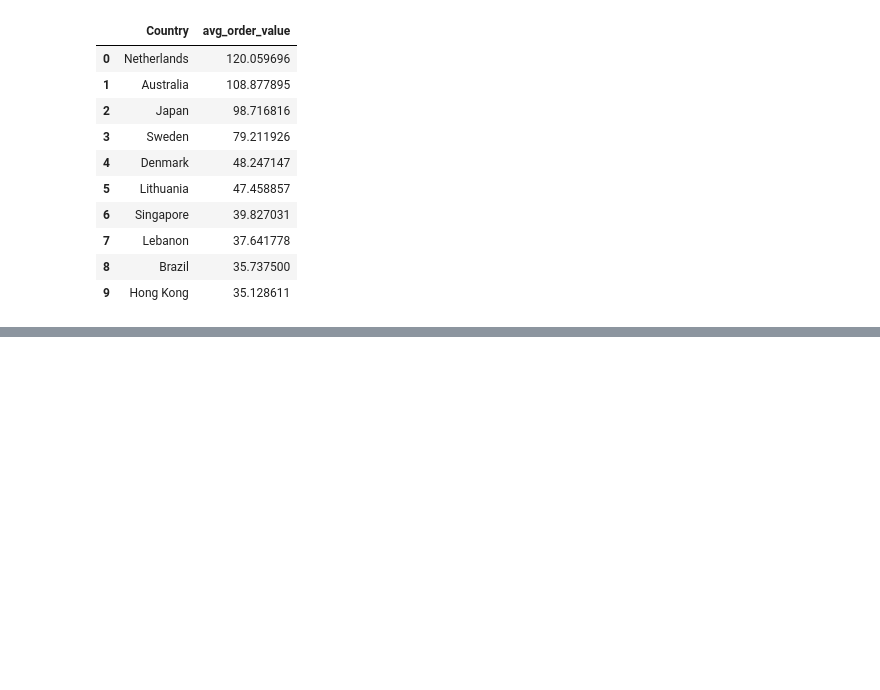
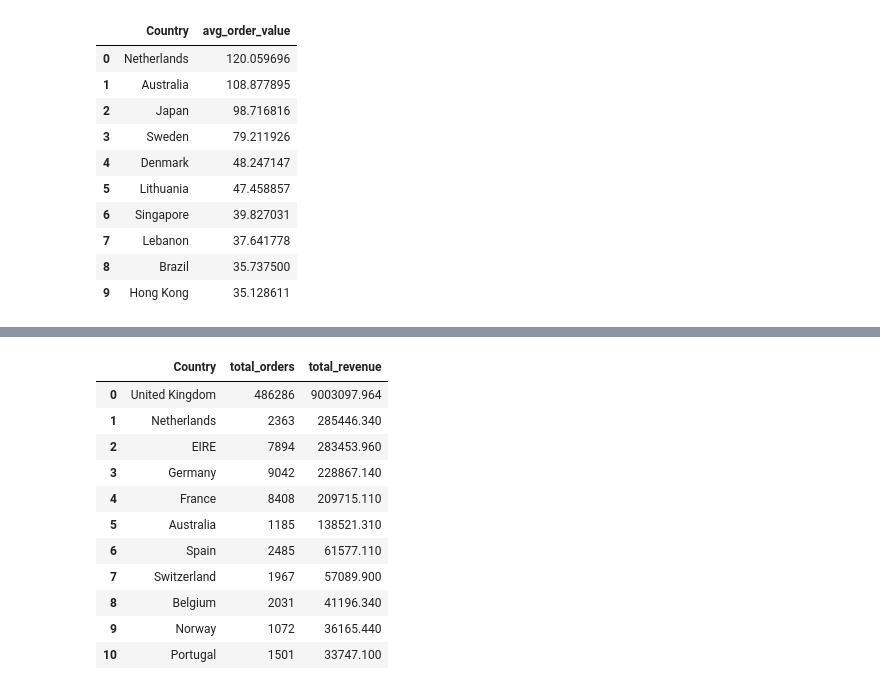
Before and after one commit to Danammadhunika/ml-journey, a Jupyter notebook: project_03_ecommerce_sql/notebooks/ecommerce_sql_analysis.ipynb, the cells around one changed output, grey strips where cells are left out. Cells and saved outputs as stored; diff of their text form; code cells hidden in the pictures; blank space fills up the shorter version.

Commit message:
Day 5: HAVING clause, WHERE vs HAVING, combined analysis

```diff
--- a/project_03_ecommerce_sql/notebooks/ecommerce_sql_analysis.ipynb
+++ b/project_03_ecommerce_sql/notebooks/ecommerce_sql_analysis.ipynb
@@ -795,0 +868,53 @@ result
+# %%
+# ============================================
+# QUERY 22 — WHERE + HAVING Combined
+# Business Question: Revenue by country (clean data only)
+# ============================================
+
+# WHERE and HAVING working together:
+# WHERE Quantity > 0    → removes returns/cancellations first
+#                          (individual row filter — runs 2nd)
+# GROUP BY Country      → groups remaining clean rows
+# HAVING total_orders > 1000 → removes small markets
+#                              (group filter — runs 4th)
+
+# SQL Execution Order demonstrated here:
+# 1. FROM orders           → get all 541,909 rows
+# 2. WHERE Quantity > 0    → remove negative quantities
+# 3. GROUP BY Country      → form country groups
+# 4. HAVING > 1000         → remove small countries
+# 5. SELECT                → choose columns to show
+# 6. ORDER BY              → sort by revenue
+
+# Key Insights:
+# Netherlands → £120 avg order (highest!)
+# Australia   → £116 avg order
+# EIRE        → only £35 avg order
+# UK = 84% of revenue — risky concentration!
+# Recommendation: grow Netherlands + Australia!
+
+query = """
+SELECT Country,
+       COUNT(*) AS total_orders,
+       SUM(Quantity * UnitPrice) AS total_revenue
+FROM orders
+WHERE Quantity > 0
+GROUP BY Country
+HAVING total_orders > 1000
+ORDER BY total_revenue DESC
+"""
+result = pd.read_sql_query(query, conn)
+result
+# %% [output]
+|  | Country | total_orders | total_revenue |
+| 0 | United Kingdom | 486286 | 9003097.964 |
+| 1 | Netherlands | 2363 | 285446.340 |
+| 2 | EIRE | 7894 | 283453.960 |
+| 3 | Germany | 9042 | 228867.140 |
+| 4 | France | 8408 | 209715.110 |
+| 5 | Australia | 1185 | 138521.310 |
+| 6 | Spain | 2485 | 61577.110 |
+| 7 | Switzerland | 1967 | 57089.900 |
+| 8 | Belgium | 2031 | 41196.340 |
+| 9 | Norway | 1072 | 36165.440 |
+| 10 | Portugal | 1501 | 33747.100 |
```
Also changed, not shown: parts of 2 cells of this notebook, 1 other file.
